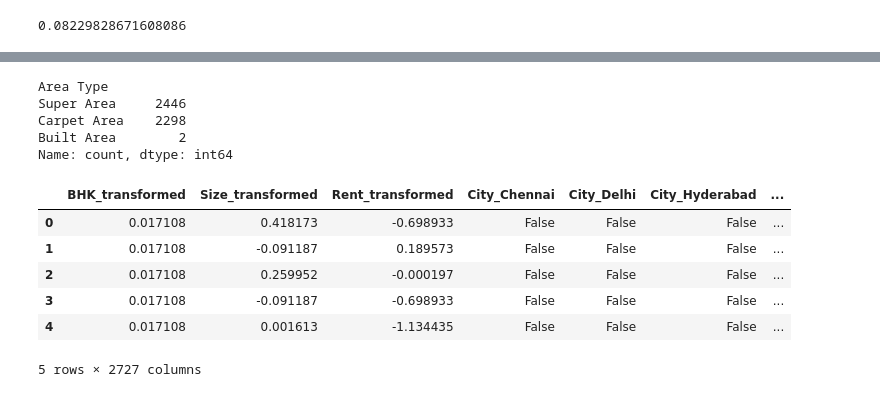
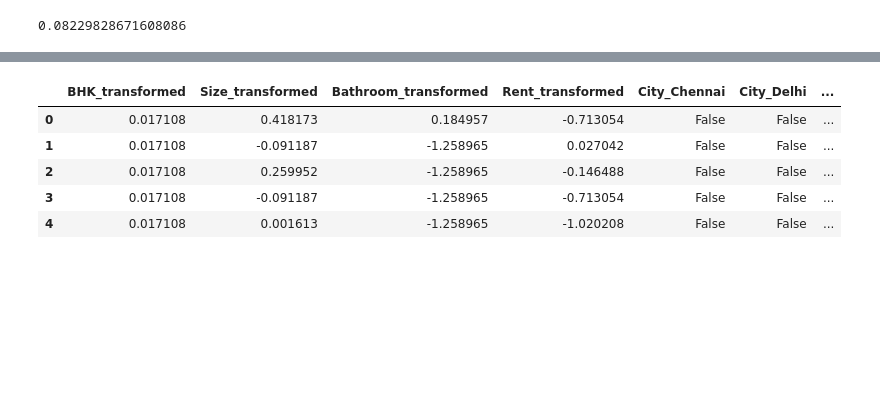
Before and after one commit to kanika-07cs/Task11-7.10.25-, a Jupyter notebook: Task.ipynb, the cells around one changed output, grey strips where cells are left out. Cells and saved outputs as stored; diff of their text form; code cells hidden in the pictures; blank space fills up the shorter version.

```diff
--- a/Task.ipynb
+++ b/Task.ipynb
@@ -101,5 +102,6 @@ pt_rent = PowerTransformer(method='yeo-johnson')
 # %%
 df['BHK_transformed'] = pt_bhk.fit_transform(df[['BHK']])
+df['BHK_transformed'] = scaler.fit_transform(df[['BHK_transformed']])
 sns.histplot(df['BHK_transformed'], bins=10, kde=True, color='skyblue')
 plt.title('Distribution of BHK after Power Transformation')
 plt.xlabel('BHK')
@@ -110,7 +112,8 @@ print(df['BHK_transformed'].skew())
 [figure]
 -0.005718213972698176
 # %%
-df['Rent_transformed'] = pt_rent.fit_transform(df[['Rent']])
+df['Rent_transformed'] = np.log1p(df['Rent'])
+df['Rent_transformed'] = scaler.fit_transform(df[['Rent_transformed']])
 plt.figure(figsize=(8,5))
 sns.histplot(df['Rent_transformed'], bins=20, kde=True, color='lightgreen')
 plt.title('Distribution of Rent after Power Transformation')
@@ -124,5 +127,6 @@ print(df['Rent_transformed'].skew())
 # %%
 df['Size_transformed'] = pt_size.fit_transform(df[['Size']])
+df['Size_transformed'] = scaler.fit_transform(df[['Size_transformed']])
 plt.figure(figsize=(8,5))
 sns.histplot(df['Size_transformed'], bins=20, kde=True, color='salmon')
 plt.title('Distribution of Size after Power Transformation')
@@ -135,0 +150,10 @@ print(df['Size_transformed'].skew())
+# %%
+df['Bathroom_transformed'] = np.log1p(df['Bathroom'])
+df['Bathroom_transformed'] = scaler.fit_transform(df[['Bathroom_transformed']])
+plt.figure(figsize=(8,5))
+sns.histplot(df['Bathroom_transformed'], bins=20, kde=True, color='salmon')
+plt.title('Distribution of Bathroom after Power Transformation')
+plt.xlabel('Size')
+plt.ylabel('Frequency')
+plt.show()
+print(df['Bathroom_transformed'].skew())
@@ -142,27 +169,20 @@ df.head()
 | 2 | 2022-05-16 | 2 | 17000 | 1000 | 1 out of 3 | Super Area | Salt Lake City Sector 2 | Kolkata | Semi-Furnished | ... |
 | 3 | 2022-07-04 | 2 | 10000 | 800 | 1 out of 2 | Super Area | Dumdum Park | Kolkata | Unfurnished | ... |
 | 4 | 2022-05-09 | 2 | 7500 | 850 | 1 out of 2 | Carpet Area | South Dum Dum | Kolkata | Unfurnished | ... |
-# %%
-df['Area Type'].value_counts()
-# %% [output]
-Area Type
-Super Area     2446
-Carpet Area    2298
-Built Area        2
-Name: count, dtype: int64
 # %%
-df_model = df[['BHK_transformed', 'Size_transformed', 'City', 'Furnishing Status', 'Rent_transformed','Area Type','Floor','Tenant Preferred','Area Locality']].copy()
-categorical_cols = ['City','Furnishing Status','Area Type','Floor','Tenant Preferred','Area Locality']
+df_model = df[['BHK_transformed', 'Size_transformed', 'Bathroom_transformed',
+               'City', 'Furnishing Status','Area Type',
+               'Rent_transformed']].copy()
+categorical_cols = ['City', 'Furnishing Status','Area Type']
 df_encoded = pd.get_dummies(df_model, columns=categorical_cols, drop_first=True)
 df_encoded.head()
 # %% [output]
-|  | BHK_transformed | Size_transformed | Rent_transformed | City_Chennai | City_Delhi | City_Hyderabad | ... |
-| 0 | 0.017108 | 0.418173 | -0.698933 | False | False | False | ... |
-| 1 | 0.017108 | -0.091187 | 0.189573 | False | False | False | ... |
-| 2 | 0.017108 | 0.259952 | -0.000197 | False | False | False | ... |
-| 3 | 0.017108 | -0.091187 | -0.698933 | False | False | False | ... |
-| 4 | 0.017108 | 0.001613 | -1.134435 | False | False | False | ... |
+|  | BHK_transformed | Size_transformed | Bathroom_transformed | Rent_transformed | City_Chennai | City_Delhi | ... |
+| 0 | 0.017108 | 0.418173 | 0.184957 | -0.713054 | False | False | ... |
+| 1 | 0.017108 | -0.091187 | -1.258965 | 0.027042 | False | False | ... |
+| 2 | 0.017108 | 0.259952 | -1.258965 | -0.146488 | False | False | ... |
+| 3 | 0.017108 | -0.091187 | -1.258965 | -0.713054 | False | False | ... |
+| 4 | 0.017108 | 0.001613 | -1.258965 | -1.020208 | False | False | ... |
-5 rows × 2727 columns
 # %%
 bool_cols = df_encoded.select_dtypes(include='bool').columns
 df_encoded[bool_cols] = df_encoded[bool_cols].astype(int)
```
Also changed, not shown: parts of 7 cells of this notebook.
